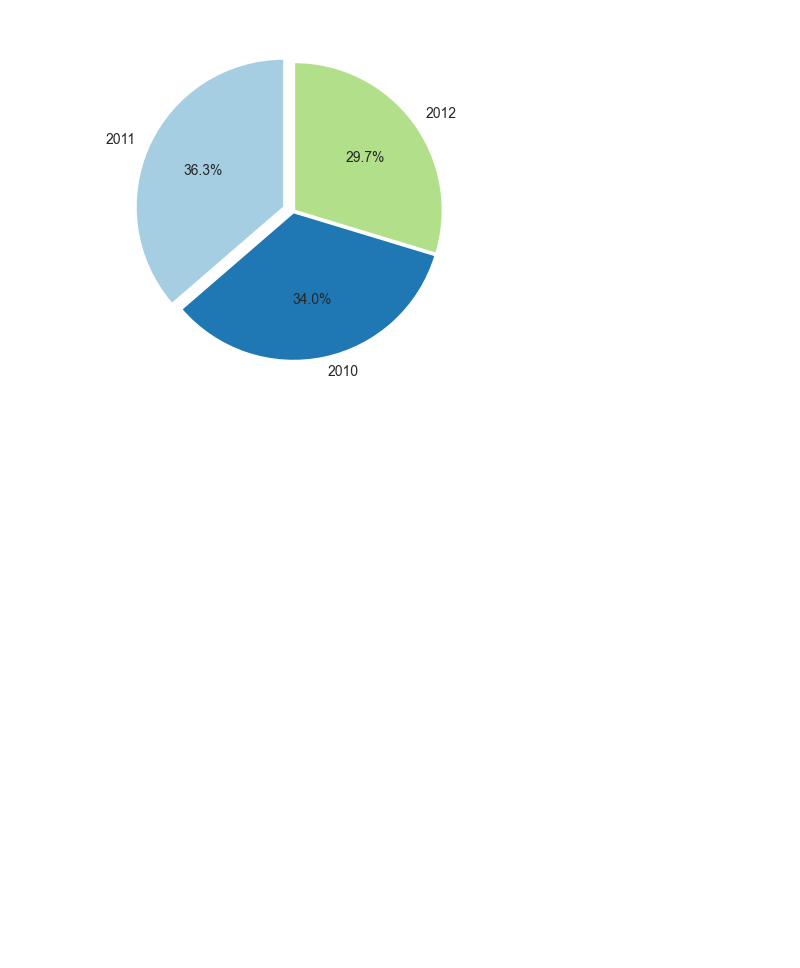
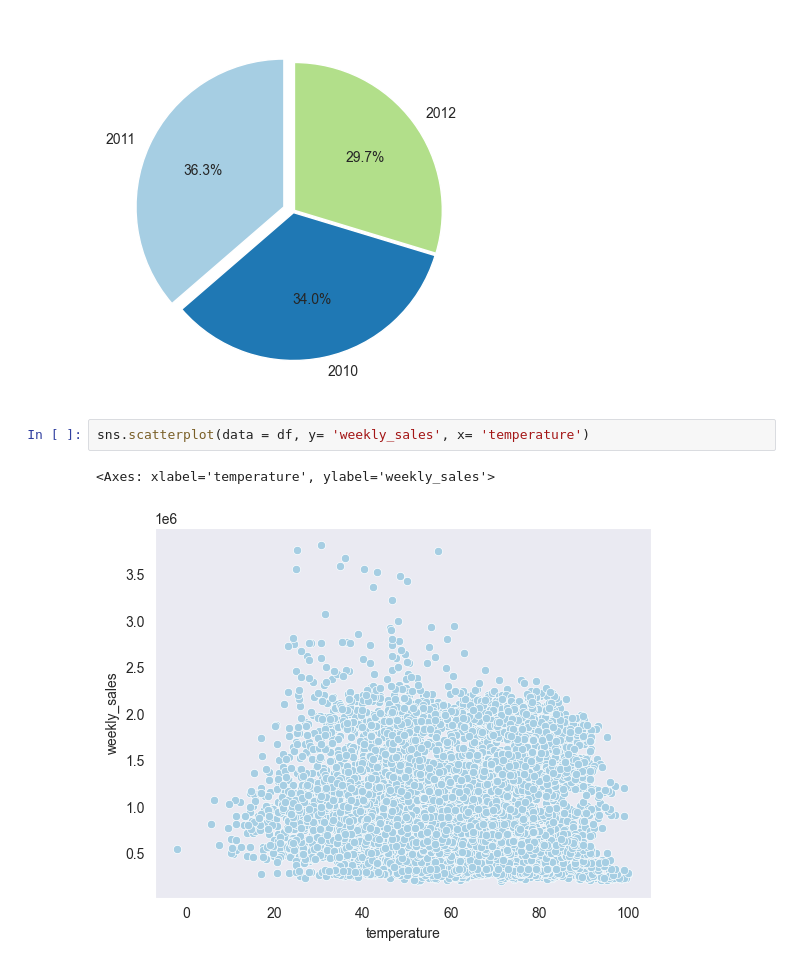
Before and after one commit to vnaumq/Walmart_sales, a Jupyter notebook: walmart_sales.ipynb, the cells around one changed output. Cells and saved outputs as stored; diff of their text form; blank space fills up the shorter version.

```diff
--- a/walmart_sales.ipynb
+++ b/walmart_sales.ipynb
@@ -132,3 +140,8 @@ ax.pie(year_sales.sales, labels=year_sales.year, autopct='%1.1f%%', explode=expo
   Text(0.12652544630274998, -0.5967338698598311, '34.0%'),
   Text(0.4899600984227602, 0.36337185079964457, '29.7%')])
 [figure]
+# %%
+sns.scatterplot(data = df, y= 'weekly_sales', x= 'temperature')
+# %% [output]
+<Axes: xlabel='temperature', ylabel='weekly_sales'>
+[figure, added]
```
Also changed, not shown: parts of 6 cells of this notebook.
